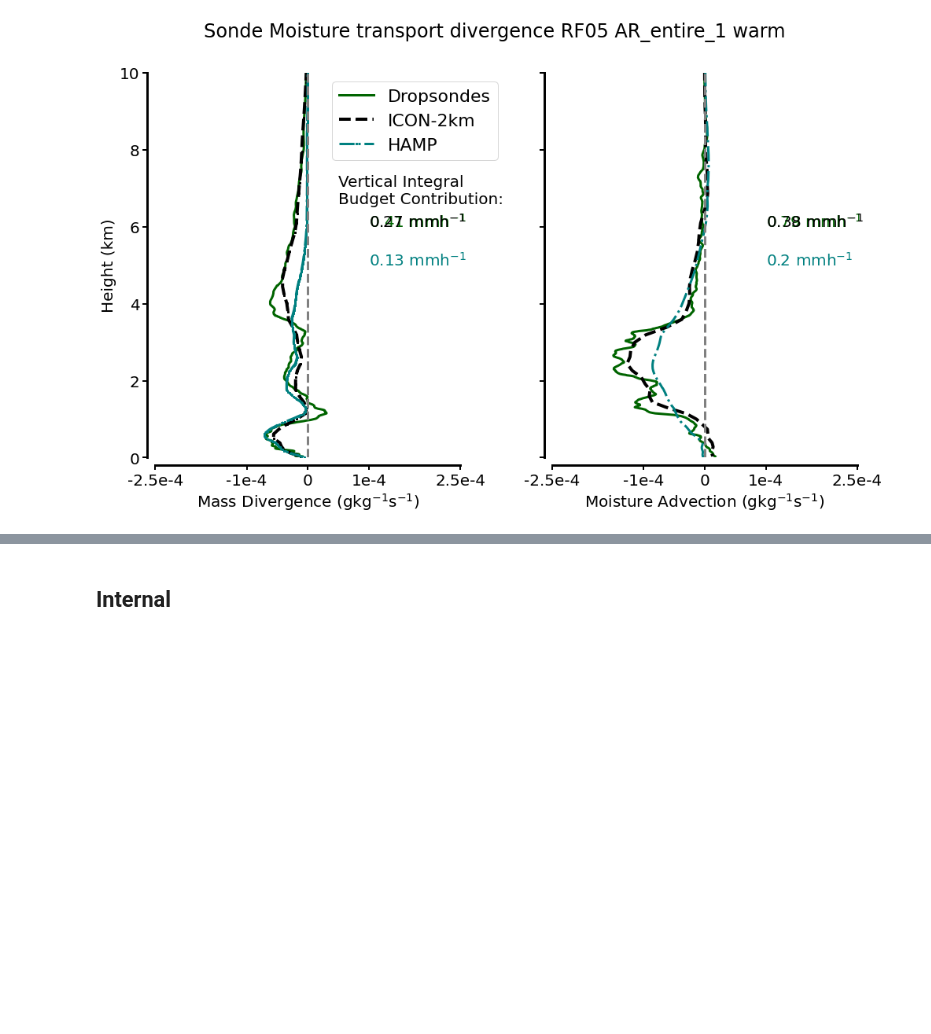
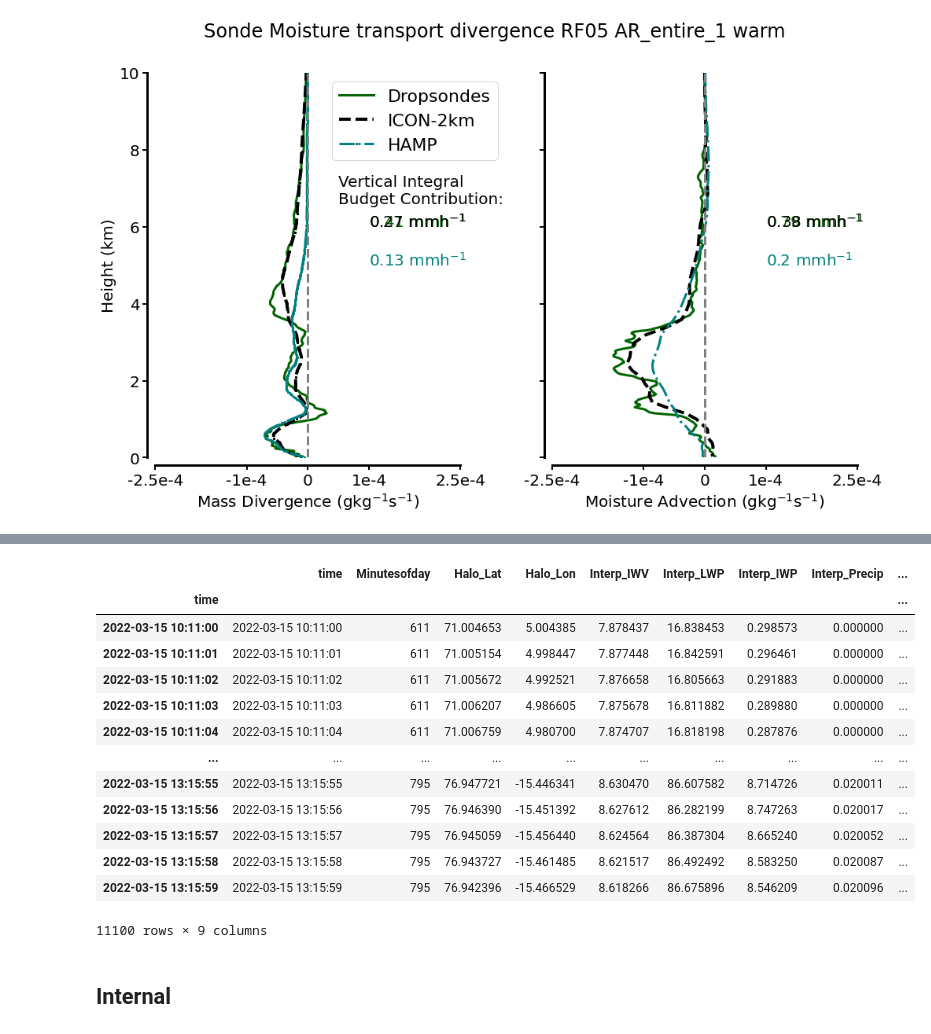
Before and after one commit to hdorff94/HALO_AC3_AR_Budget_Closure, a Jupyter notebook: notebooks/sonde_moisture_transport_divergence.ipynb, the cells around one changed output, grey strips where cells are left out. Saved outputs shown, nothing was run; the diff lists cells and outputs as text; code cells hidden in the pictures; blank space fills up the shorter version.

```diff
--- a/notebooks/sonde_moisture_transport_divergence.ipynb
+++ b/notebooks/sonde_moisture_transport_divergence.ipynb
@@ -980,3 +1029,21 @@ ICON_Moisture_CONV.sondes_pos_all
+# %%
+#ICON_Moisture_CONV.sondes_pos_all
+halo_icon_hmp
+# %% [output]
+|  | time | Minutesofday | Halo_Lat | Halo_Lon | Interp_IWV | Interp_LWP | Interp_IWP | Interp_Precip | ... |
+| time |  |  |  |  |  |  |  |  | ... |
+| 2022-03-15 10:11:00 | 2022-03-15 10:11:00 | 611 | 71.004653 | 5.004385 | 7.878437 | 16.838453 | 0.298573 | 0.000000 | ... |
+| 2022-03-15 10:11:01 | 2022-03-15 10:11:01 | 611 | 71.005154 | 4.998447 | 7.877448 | 16.842591 | 0.296461 | 0.000000 | ... |
+| 2022-03-15 10:11:02 | 2022-03-15 10:11:02 | 611 | 71.005672 | 4.992521 | 7.876658 | 16.805663 | 0.291883 | 0.000000 | ... |
+| 2022-03-15 10:11:03 | 2022-03-15 10:11:03 | 611 | 71.006207 | 4.986605 | 7.875678 | 16.811882 | 0.289880 | 0.000000 | ... |
+| 2022-03-15 10:11:04 | 2022-03-15 10:11:04 | 611 | 71.006759 | 4.980700 | 7.874707 | 16.818198 | 0.287876 | 0.000000 | ... |
+| ... | ... | ... | ... | ... | ... | ... | ... | ... | ... |
+| 2022-03-15 13:15:55 | 2022-03-15 13:15:55 | 795 | 76.947721 | -15.446341 | 8.630470 | 86.607582 | 8.714726 | 0.020011 | ... |
+| 2022-03-15 13:15:56 | 2022-03-15 13:15:56 | 795 | 76.946390 | -15.451392 | 8.627612 | 86.282199 | 8.747263 | 0.020017 | ... |
+| 2022-03-15 13:15:57 | 2022-03-15 13:15:57 | 795 | 76.945059 | -15.456440 | 8.624564 | 86.387304 | 8.665240 | 0.020052 | ... |
+| 2022-03-15 13:15:58 | 2022-03-15 13:15:58 | 795 | 76.943727 | -15.461485 | 8.621517 | 86.492492 | 8.583250 | 0.020087 | ... |
+| 2022-03-15 13:15:59 | 2022-03-15 13:15:59 | 795 | 76.942396 | -15.466529 | 8.618266 | 86.675896 | 8.546209 | 0.020096 | ... |
+11100 rows × 9 columns
 # %% [markdown]
 ## Internal
 # %%
```
Also changed, not shown: parts of 14 cells of this notebook.
